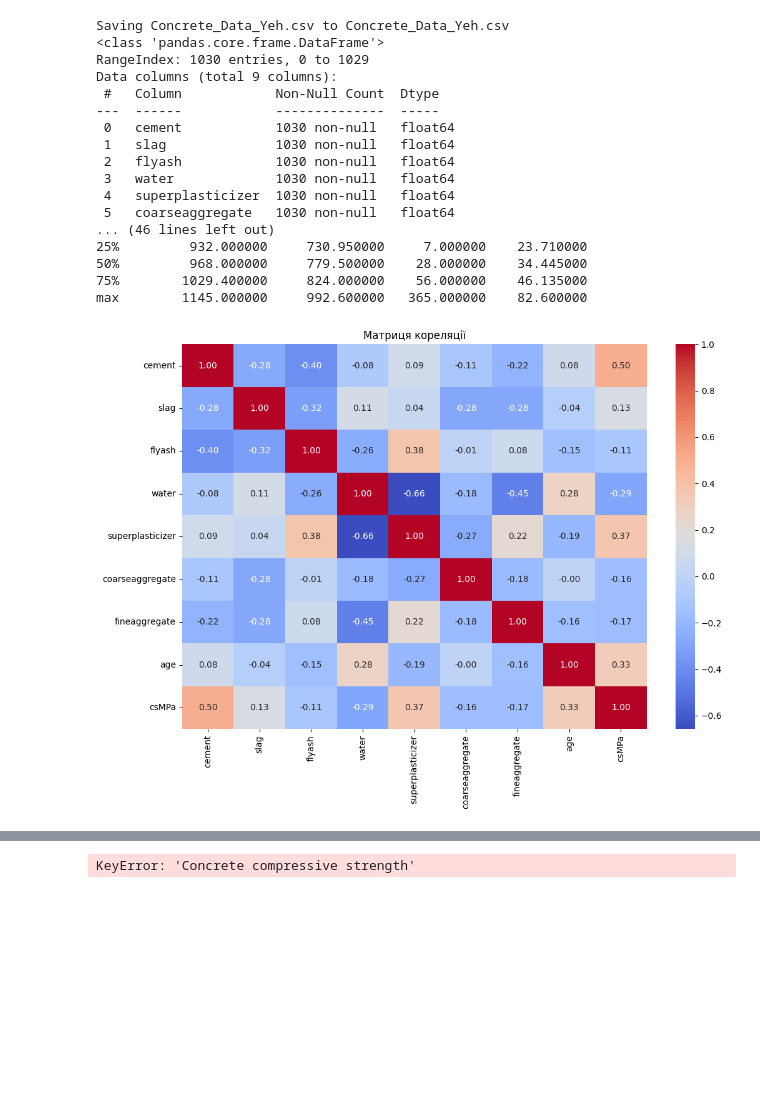
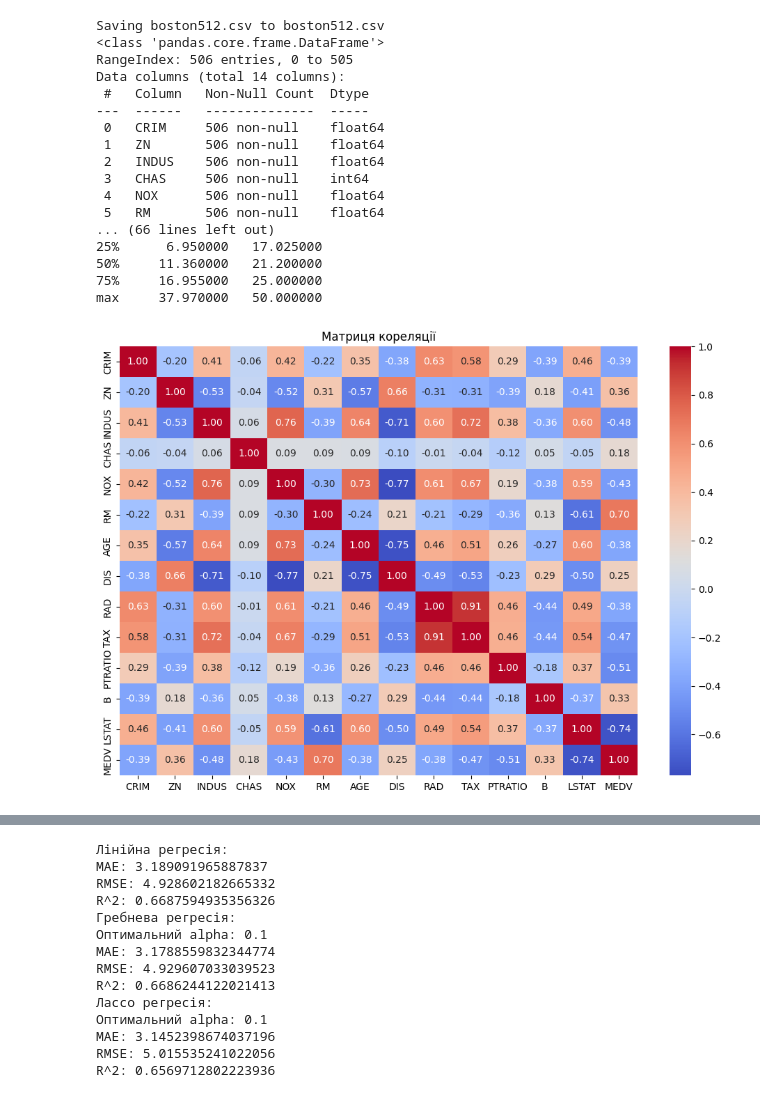
Before and after one commit to VladChernigov512/Lab-web, a Jupyter notebook: Untitled5.ipynb, the cells around one changed output, grey strips where cells are left out. Saved outputs shown, nothing was run; the diff lists cells and outputs as text; code cells hidden in the pictures; blank space fills up the shorter version.

```diff
--- a/Untitled5.ipynb
+++ b/Untitled5.ipynb
@@ -14,31 +14,27 @@ uploaded = files.upload()
 for filename in uploaded.keys():
     data_path = filename
 
-concrete = pd.read_csv(data_path)
+boston = pd.read_csv(data_path)
 
-print(concrete.info())
-print(concrete.head())
+print(boston.info())
+print(boston.head())
 
-print("Пропущені значення:\n", concrete.isnull().sum())
-print("Кількість дублікатів:", concrete.duplicated().sum())
+print("Пропущені значення:\n", boston.isnull().sum())
+print("Кількість дублікатів:", boston.duplicated().sum())
 
-print(concrete.describe())
+print(boston.describe())
 
 plt.figure(figsize=(12, 8))
-sns.heatmap(concrete.corr(), annot=True, cmap="coolwarm", fmt=".2f")
+sns.heatmap(boston.corr(), annot=True, cmap="coolwarm", fmt=".2f")
 plt.title("Матриця кореляції")
 plt.show()
 
-concrete.hist(bins=30, figsize=(20, 15), edgecolor='black')
+boston.hist(bins=30, figsize=(20, 15), edgecolor='black')
 plt.suptitle("Розподіли змінних")
 plt.show()
 
-sns.histplot(concrete['Concrete compressive strength'], kde=True, bins=30)
-plt.title("Розподіл цільової змінної (Concrete compressive strength)")
-plt.show()
-
-X = concrete.drop(columns=['Concrete compressive strength'])
-y = concrete['Concrete compressive strength']
+X = boston.drop(columns=['MEDV'])
+y = boston['MEDV']
 X_train, X_test, y_train, y_test = train_test_split(X, y, test_size=0.2, random_state=42)
 
 linear_model = LinearRegression()
@@ -59,47 +55,47 @@ print("Оптимальний alpha:", ridge_grid.best_params_['alpha'])
 print("MAE:", mean_absolute_error(y_test, y_pred_ridge))
 print("RMSE:", np.sqrt(mean_squared_error(y_test, y_pred_ridge)))
 print("R^2:", r2_score(y_test, y_pred_ridge))
 
 lasso_model = Lasso()
 lasso_params = {'alpha': [0.1, 0.5, 1, 10]}
 lasso_grid = GridSearchCV(lasso_model, lasso_params, scoring='r2', cv=5)
 lasso_grid.fit(X_train, y_train)
 y_pred_lasso = lasso_grid.best_estimator_.predict(X_test)
 print("Лассо регресія:")
 print("Оптимальний alpha:", lasso_grid.best_params_['alpha'])
 print("MAE:", mean_absolute_error(y_test, y_pred_lasso))
 print("RMSE:", np.sqrt(mean_squared_error(y_test, y_pred_lasso)))
 print("R^2:", r2_score(y_test, y_pred_lasso))
 
 def plot_predictions(y_true, y_pred, model_name):
     plt.figure(figsize=(8, 6))
     sns.scatterplot(x=y_true, y=y_pred, alpha=0.7)
     plt.plot([y_true.min(), y_true.max()], [y_true.min(), y_true.max()], color='red', linestyle='--')
     plt.xlabel("Справжні значення")
     plt.ylabel("Прогнозовані значення")
     plt.title(f"{model_name}: Справжні vs Прогнозовані")
     plt.show()
 
 plot_predictions(y_test, y_pred_linear, "Лінійна регресія")
 plot_predictions(y_test, y_pred_ridge, "Гребнева регресія")
 plot_predictions(y_test, y_pred_lasso, "Лассо регресія")
 # %% [output]
 [interactive output not drawn]
-Saving Concrete_Data_Yeh.csv to Concrete_Data_Yeh.csv
+Saving boston512.csv to boston512.csv
 <class 'pandas.core.frame.DataFrame'>
-RangeIndex: 1030 entries, 0 to 1029
-Data columns (total 9 columns):
- #   Column            Non-Null Count  Dtype
----  ------            --------------  -----
- 0   cement            1030 non-null   float64
- 1   slag              1030 non-null   float64
- 2   flyash            1030 non-null   float64
- 3   water             1030 non-null   float64
- 4   superplasticizer  1030 non-null   float64
- 5   coarseaggregate   1030 non-null   float64
-... (46 lines left out)
-25%         932.000000     730.950000     7.000000    23.710000
-50%         968.000000     779.500000    28.000000    34.445000
-75%        1029.400000     824.000000    56.000000    46.135000
-max        1145.000000     992.600000   365.000000    82.600000
+RangeIndex: 506 entries, 0 to 505
+Data columns (total 14 columns):
+ #   Column   Non-Null Count  Dtype
+---  ------   --------------  -----
+ 0   CRIM     506 non-null    float64
+ 1   ZN       506 non-null    float64
+ 2   INDUS    506 non-null    float64
+ 3   CHAS     506 non-null    int64
+ 4   NOX      506 non-null    float64
+ 5   RM       506 non-null    float64
+... (66 lines left out)
+25%      6.950000   17.025000
+50%     11.360000   21.200000
+75%     16.955000   25.000000
+max     37.970000   50.000000
-[figure, old version]
+[figure, new version]
@@ -107 +103,14 @@ max        1145.000000     992.600000   365.000000    82.600000
-KeyError: 'Concrete compressive strength'
+Лінійна регресія:
+MAE: 3.189091965887837
+RMSE: 4.928602182665332
+R^2: 0.6687594935356326
+Гребнева регресія:
+Оптимальний alpha: 0.1
+MAE: 3.1788559832344774
+RMSE: 4.929607033039523
+R^2: 0.6686244122021413
+Лассо регресія:
+Оптимальний alpha: 0.1
+MAE: 3.1452398674037196
+RMSE: 5.015535241022056
+R^2: 0.6569712802223936
```
Also changed, not shown: parts of 1 cell of this notebook.
